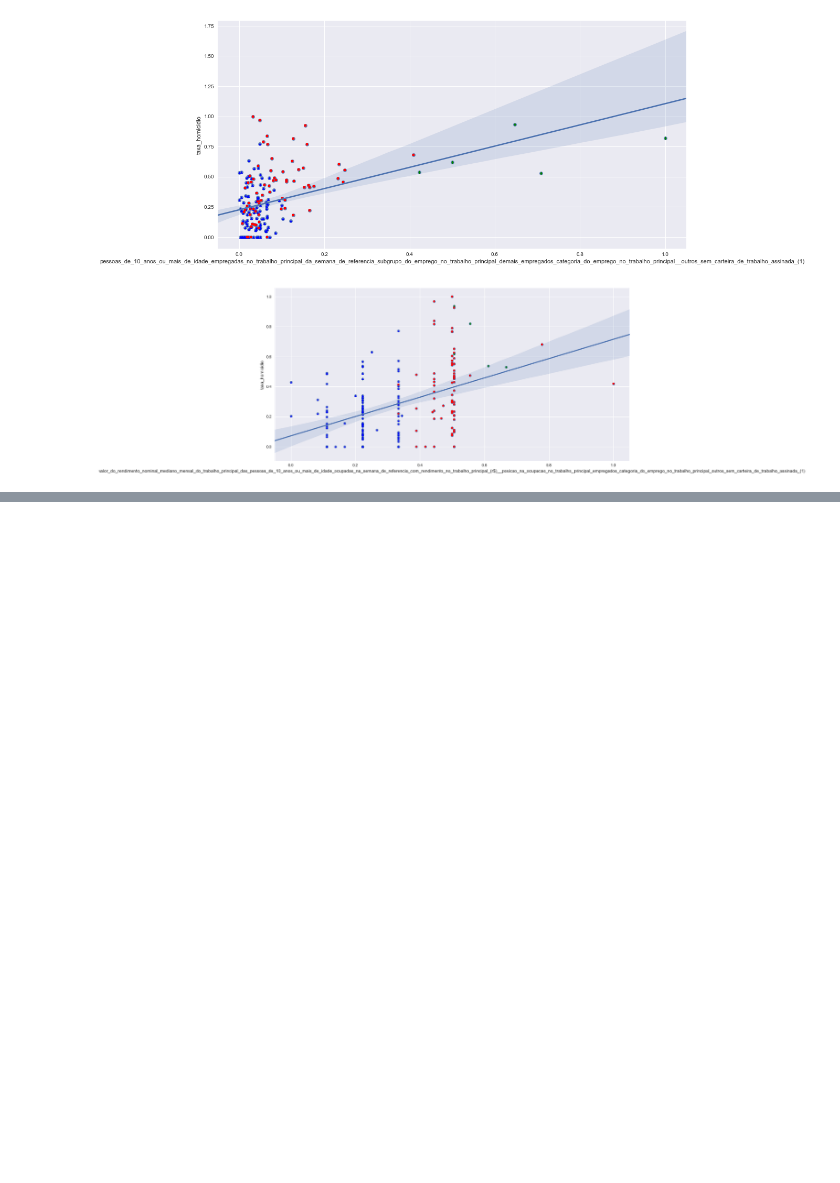
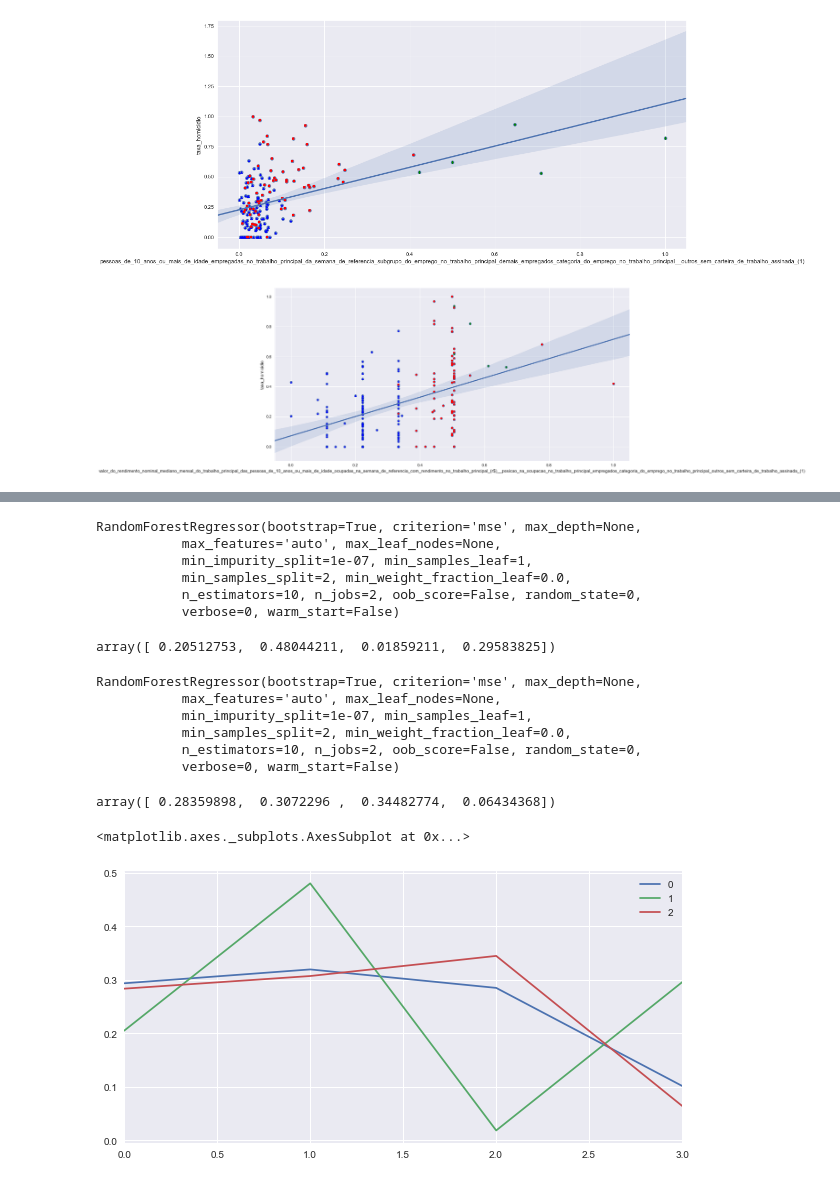
Before and after one commit to if1015-datascience-ufpe/2017-2-projeto-lbs4-eebls-ktcn, a Jupyter notebook: analysis/2_normalizacao_e_analise_inicial.ipynb, the cells around one changed output, grey strips where cells are left out. Drawn from its saved outputs; the diff is of its cells as text; code cells hidden in the pictures; blank space fills up the shorter version.

Commit message:
random forest results

```diff
--- a/analysis/2_normalizacao_e_analise_inicial.ipynb
+++ b/analysis/2_normalizacao_e_analise_inicial.ipynb
@@ -292,3 +293,6 @@ for column in [column for column in which_columns if column != 'municipio' and c
 #df com o cluster de cada municipio
 classes = pd.DataFrame(model.labels_, columns= ["class"])
 classes.to_csv('classes.csv', index=False)
+# %%
+classificador0 = RandomForestRegressor(n_jobs=2, random_state=0)
+classificador0.fit(df_kmeans_4[clusters=='c0'][which_columns], df_kmeans_4[clusters=='c0']['taxa_homicidio'])
@@ -294,0 +310,35 @@ classes.to_csv('classes.csv', index=False)
+# %%
+classificador1 = RandomForestRegressor(n_jobs=2, random_state=0)
+classificador1.fit(df_kmeans_4[clusters=='c1'][which_columns], df_kmeans_4[clusters=='c1']['taxa_homicidio'])
+# %% [output]
+RandomForestRegressor(bootstrap=True, criterion='mse', max_depth=None,
+           max_features='auto', max_leaf_nodes=None,
+           min_impurity_split=1e-07, min_samples_leaf=1,
+           min_samples_split=2, min_weight_fraction_leaf=0.0,
+           n_estimators=10, n_jobs=2, oob_score=False, random_state=0,
+           verbose=0, warm_start=False)
+# %%
+classificador1.feature_importances_
+# %% [output]
+array([ 0.20512753,  0.48044211,  0.01859211,  0.29583825])
+# %%
+classificador2 = RandomForestRegressor(n_jobs=2, random_state=0)
+classificador2.fit(df_kmeans_4[clusters=='c2'][which_columns], df_kmeans_4[clusters=='c2']['taxa_homicidio'])
+# %% [output]
+RandomForestRegressor(bootstrap=True, criterion='mse', max_depth=None,
+           max_features='auto', max_leaf_nodes=None,
+           min_impurity_split=1e-07, min_samples_leaf=1,
+           min_samples_split=2, min_weight_fraction_leaf=0.0,
+           n_estimators=10, n_jobs=2, oob_score=False, random_state=0,
+           verbose=0, warm_start=False)
+# %%
+classificador2.feature_importances_
+# %% [output]
+array([ 0.28359898,  0.3072296 ,  0.34482774,  0.06434368])
+# %%
+variaveis_importantes = pd.DataFrame([classificador0.feature_importances_, classificador1.feature_importances_, classificador2.feature_importances_])
+# %%
+variaveis_importantes.T.plot(figsize=(10,5))
+# %% [output]
+<matplotlib.axes._subplots.AxesSubplot at 0x...>
+[figure, added]
```
Also changed, not shown: parts of 3 cells of this notebook.
